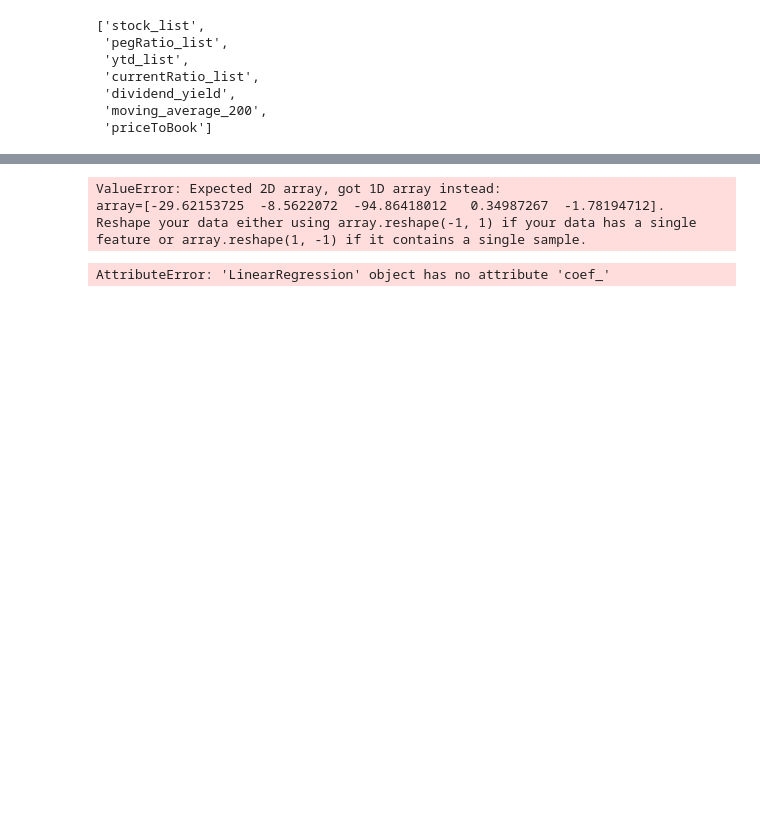
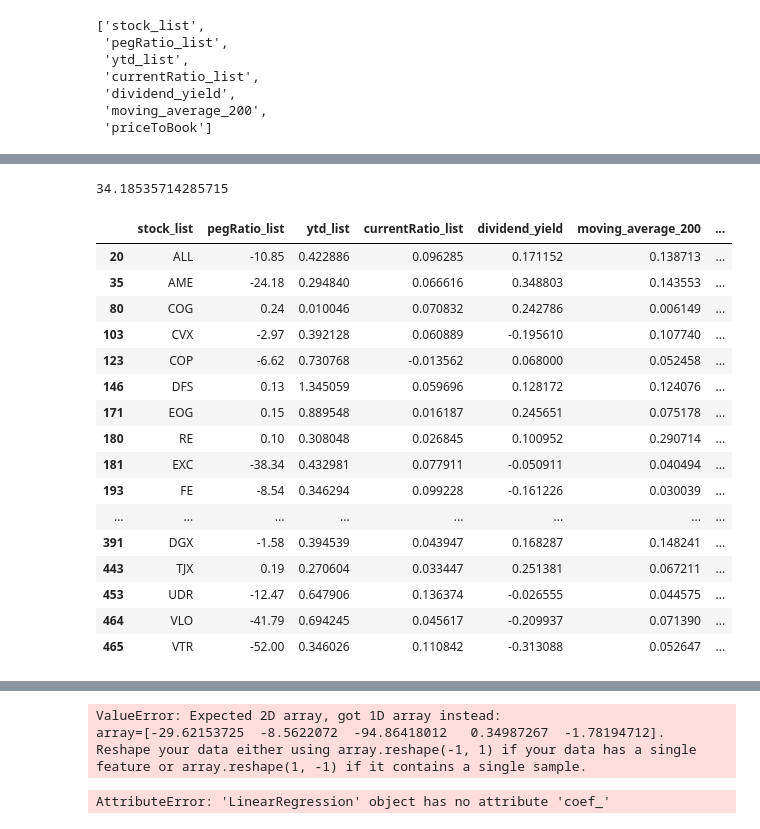
Before and after one commit to rudragarg/trading_bot_futures, a Jupyter notebook: APT OLS Model.ipynb, the cells around one changed output, grey strips where cells are left out. Drawn from its saved outputs; the diff is of its cells as text; code cells hidden in the pictures; blank space fills up the shorter version.

```diff
--- a/APT OLS Model.ipynb
+++ b/APT OLS Model.ipynb
@@ -274,0 +296,24 @@ print(y)
+# %%
+x.loc["10th", "pegRatio_list"]
+# %% [output]
+34.18535714285715
+# %%
+bin_1
+# %% [output]
+|  | stock_list | pegRatio_list | ytd_list | currentRatio_list | dividend_yield | moving_average_200 | ... |
+| 20 | ALL | -10.85 | 0.422886 | 0.096285 | 0.171152 | 0.138713 | ... |
+| 35 | AME | -24.18 | 0.294840 | 0.066616 | 0.348803 | 0.143553 | ... |
+| 80 | COG | 0.24 | 0.010046 | 0.070832 | 0.242786 | 0.006149 | ... |
+| 103 | CVX | -2.97 | 0.392128 | 0.060889 | -0.195610 | 0.107740 | ... |
+| 123 | COP | -6.62 | 0.730768 | -0.013562 | 0.068000 | 0.052458 | ... |
+| 146 | DFS | 0.13 | 1.345059 | 0.059696 | 0.128172 | 0.124076 | ... |
+| 171 | EOG | 0.15 | 0.889548 | 0.016187 | 0.245651 | 0.075178 | ... |
+| 180 | RE | 0.10 | 0.308048 | 0.026845 | 0.100952 | 0.290714 | ... |
+| 181 | EXC | -38.34 | 0.432981 | 0.077911 | -0.050911 | 0.040494 | ... |
+| 193 | FE | -8.54 | 0.346294 | 0.099228 | -0.161226 | 0.030039 | ... |
+| ... | ... | ... | ... | ... | ... | ... | ... |
+| 391 | DGX | -1.58 | 0.394539 | 0.043947 | 0.168287 | 0.148241 | ... |
+| 443 | TJX | 0.19 | 0.270604 | 0.033447 | 0.251381 | 0.067211 | ... |
+| 453 | UDR | -12.47 | 0.647906 | 0.136374 | -0.026555 | 0.044575 | ... |
+| 464 | VLO | -41.79 | 0.694245 | 0.045617 | -0.209937 | 0.071390 | ... |
+| 465 | VTR | -52.00 | 0.346026 | 0.110842 | -0.313088 | 0.052647 | ... |
```
Also changed, not shown: parts of 30 cells of this notebook.
